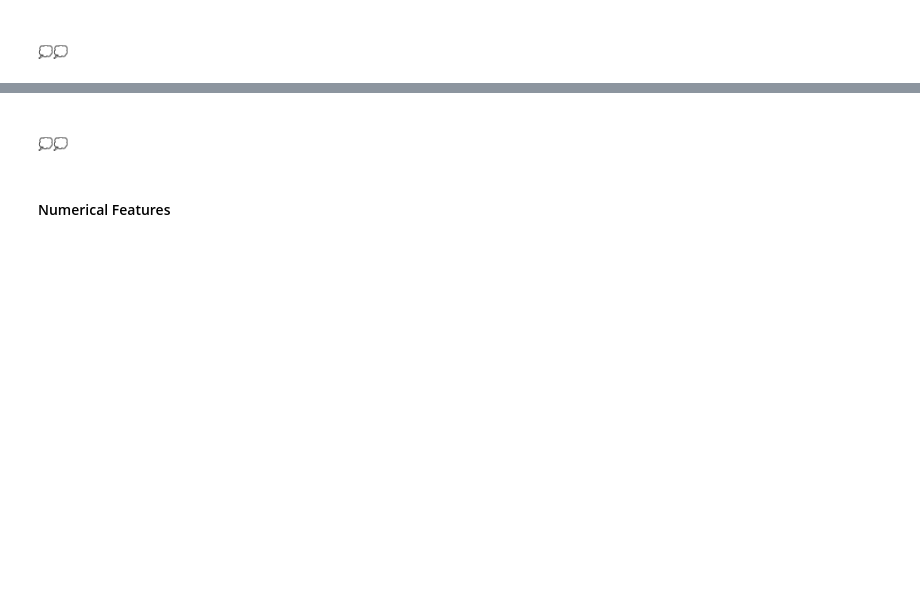
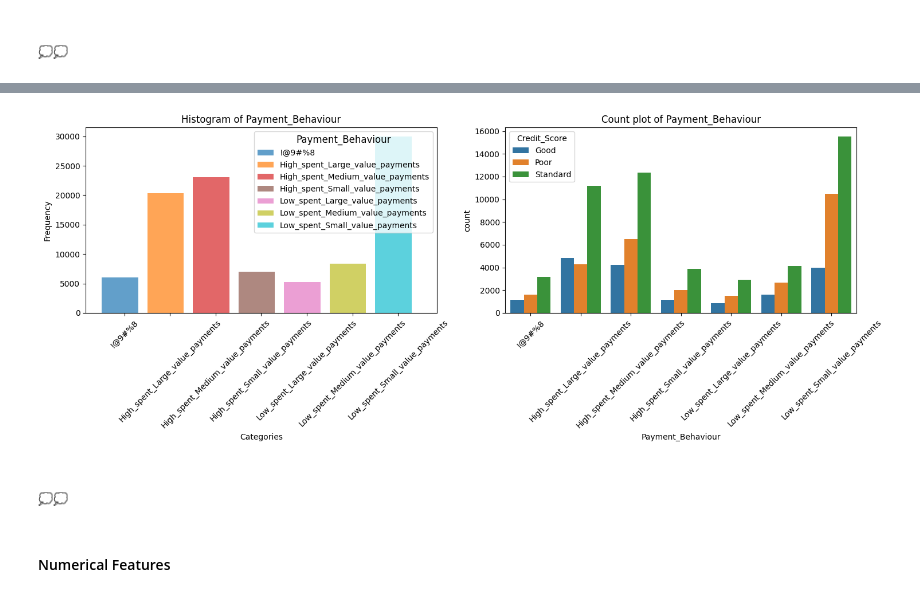
Before and after one commit to BasmaElhoseny01/Credit-Score-Classification-and-Analysis, a Jupyter notebook: src/preprocessing_visualizations.ipynb, the cells around one changed output, grey strips where cells are left out. Cells and saved outputs as stored; diff of their text form; code cells hidden in the pictures; blank space fills up the shorter version.

```diff
--- a/src/preprocessing_visualizations.ipynb
+++ b/src/preprocessing_visualizations.ipynb
@@ -175,3 +183,7 @@ draw_count_plot(df=df, key='Occupation')
+# %%
+draw_categorical_feature(df,feature_name='Payment_Behaviour')
+# %% [output]
+[figure, added]
 # %% [markdown]
 ##### 💭💭
 # %% [markdown]
```
Also changed, not shown: parts of 10 cells of this notebook.
